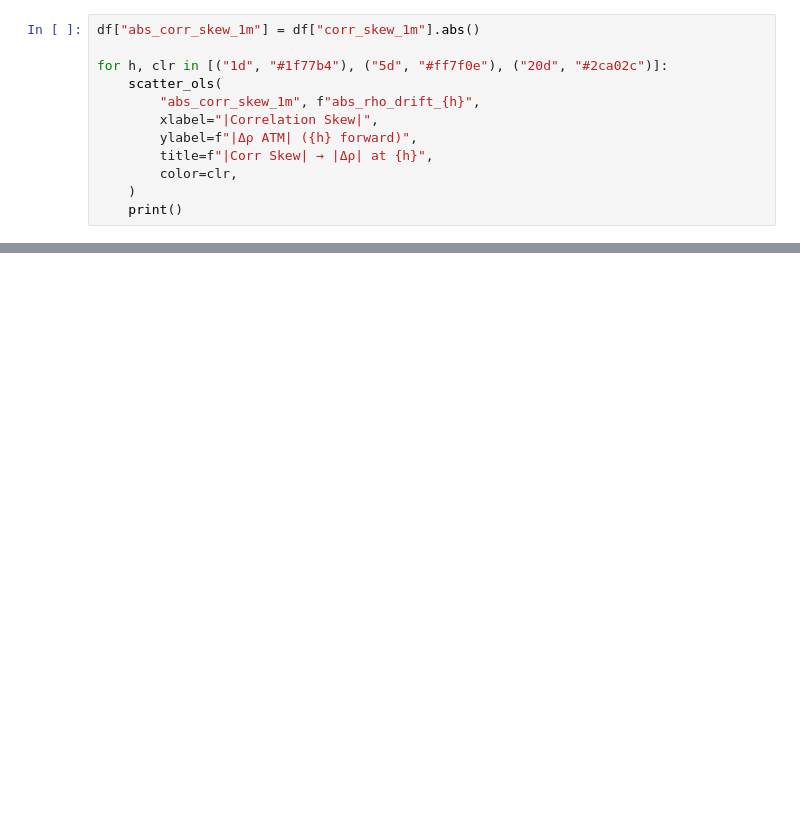
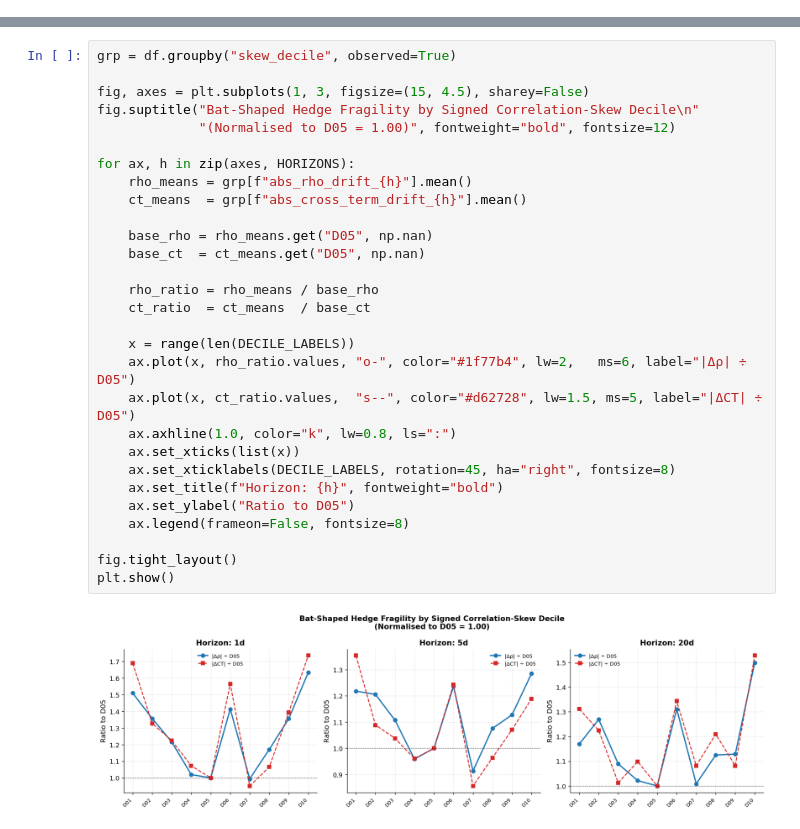
Before and after one commit to kevin-m-chang/MATH-86-Quanto-Project, a Jupyter notebook: notebooks/analysis_corr_skew.ipynb, the cells around one changed output, grey strips where cells are left out. Cells and saved outputs as stored; diff of their text form; blank space fills up the shorter version.

```diff
--- a/notebooks/analysis_corr_skew.ipynb
+++ b/notebooks/analysis_corr_skew.ipynb
@@ -205,12 +0,0 @@ The directional sign of the skew may matter less than its **magnitude**. We re-r
-# %%
-df["abs_corr_skew_1m"] = df["corr_skew_1m"].abs()
-
-for h, clr in [("1d", "#1f77b4"), ("5d", "#ff7f0e"), ("20d", "#2ca02c")]:
-    scatter_ols(
-        "abs_corr_skew_1m", f"abs_rho_drift_{h}",
-        xlabel="|Correlation Skew|",
-        ylabel=f"|Δρ ATM| ({h} forward)",
-        title=f"|Corr Skew| → |Δρ| at {h}",
-        color=clr,
-    )
-    print()
@@ -414,0 +243,31 @@ STRESS REGIME: |Δ Cross-Term| at 5d by Corr-Skew Decile
+# %%
+grp = df.groupby("skew_decile", observed=True)
+
+fig, axes = plt.subplots(1, 3, figsize=(15, 4.5), sharey=False)
+fig.suptitle("Bat-Shaped Hedge Fragility by Signed Correlation-Skew Decile\n"
+             "(Normalised to D05 = 1.00)", fontweight="bold", fontsize=12)
+
+for ax, h in zip(axes, HORIZONS):
+    rho_means = grp[f"abs_rho_drift_{h}"].mean()
+    ct_means  = grp[f"abs_cross_term_drift_{h}"].mean()
+
+    base_rho = rho_means.get("D05", np.nan)
+    base_ct  = ct_means.get("D05", np.nan)
+
+    rho_ratio = rho_means / base_rho
+    ct_ratio  = ct_means  / base_ct
+
+    x = range(len(DECILE_LABELS))
+    ax.plot(x, rho_ratio.values, "o-", color="#1f77b4", lw=2,   ms=6, label="|Δρ| ÷ D05")
+    ax.plot(x, ct_ratio.values,  "s--", color="#d62728", lw=1.5, ms=5, label="|ΔCT| ÷ D05")
+    ax.axhline(1.0, color="k", lw=0.8, ls=":")
+    ax.set_xticks(list(x))
+    ax.set_xticklabels(DECILE_LABELS, rotation=45, ha="right", fontsize=8)
+    ax.set_title(f"Horizon: {h}", fontweight="bold")
+    ax.set_ylabel("Ratio to D05")
+    ax.legend(frameon=False, fontsize=8)
+
+fig.tight_layout()
+plt.show()
+# %% [output]
+[figure, added]
```
Also changed, not shown: parts of 35 cells of this notebook.
